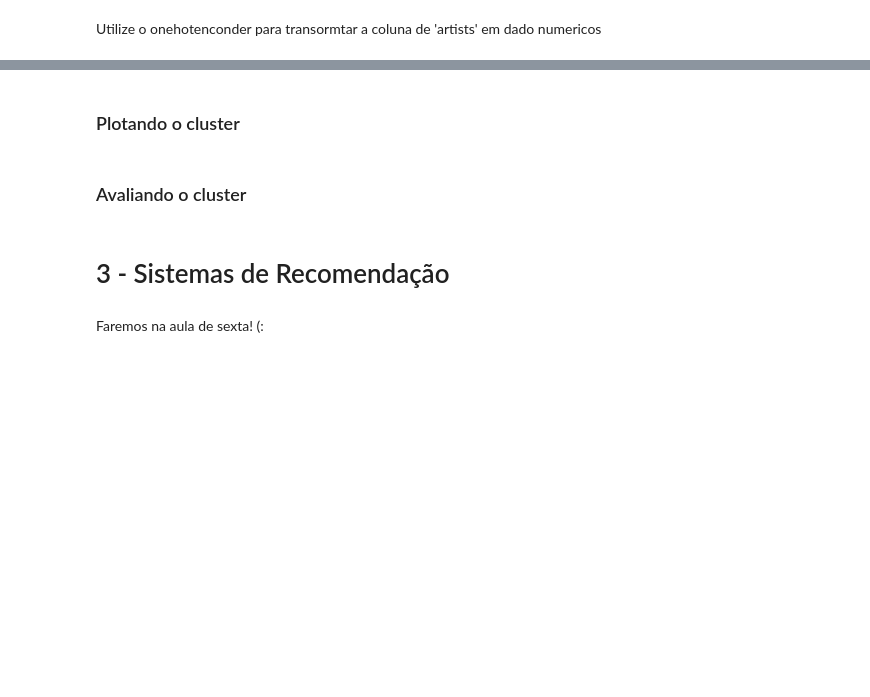
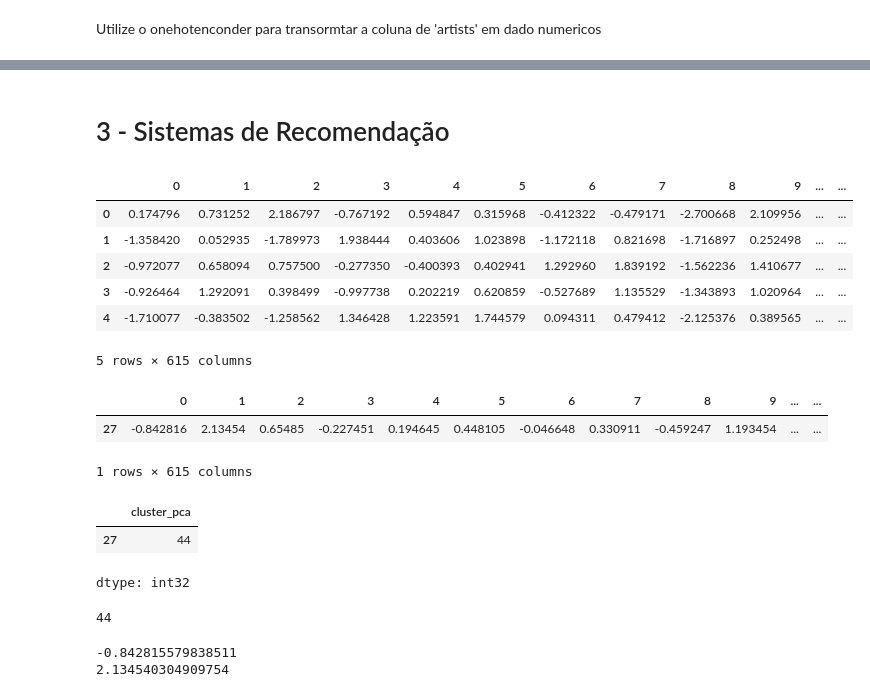
Before and after one commit to rafaellima13/Atividade_Cluster, a Jupyter notebook: Rafael_Lima_Recomendador_de_musicas_online.ipynb, the cells around one changed output, grey strips where cells are left out. Drawn from its saved outputs; the diff is of its cells as text; code cells hidden in the pictures; blank space fills up the shorter version.

```diff
--- a/Rafael_Lima_Recomendador_de_musicas_online.ipynb
+++ b/Rafael_Lima_Recomendador_de_musicas_online.ipynb
@@ -612,11 +418,15 @@ dados_totais.describe()
 | 50% | 0.472000 | 2010.000000 | 0.114000 | 0.596000 | 2.216270e+05 | 0.680000 | 0.000002 | 0.128000 | ... |
 | 75% | 0.672000 | 2015.000000 | 0.395000 | 0.714000 | 2.561330e+05 | 0.826000 | 0.000512 | 0.248000 | ... |
 | max | 1.000000 | 2020.000000 | 0.996000 | 0.986000 | 2.558287e+06 | 0.999000 | 1.000000 | 0.997000 | ... |
-# %% [markdown]
-### Plotando o cluster
-# %% [markdown]
-### Avaliando o cluster
 # %% [markdown]
 # 3 - Sistemas de Recomendação
-# %% [markdown]
-Faremos na aula de sexta! (:
+# %%
+projection_m.head()
+# %% [output]
+|  | 0 | 1 | 2 | 3 | 4 | 5 | 6 | 7 | 8 | 9 | ... | ... |
+| 0 | 0.174796 | 0.731252 | 2.186797 | -0.767192 | 0.594847 | 0.315968 | -0.412322 | -0.479171 | -2.700668 | 2.109956 | ... | ... |
+| 1 | -1.358420 | 0.052935 | -1.789973 | 1.938444 | 0.403606 | 1.023898 | -1.172118 | 0.821698 | -1.716897 | 0.252498 | ... | ... |
+| 2 | -0.972077 | 0.658094 | 0.757500 | -0.277350 | -0.400393 | 0.402941 | 1.292960 | 1.839192 | -1.562236 | 1.410677 | ... | ... |
+| 3 | -0.926464 | 1.292091 | 0.398499 | -0.997738 | 0.202219 | 0.620859 | -0.527689 | 1.135529 | -1.343893 | 1.020964 | ... | ... |
+| 4 | -1.710077 | -0.383502 | -1.258562 | 1.346428 | 1.223591 | 1.744579 | 0.094311 | 0.479412 | -2.125376 | 0.389565 | ... | ... |
+5 rows × 615 columns
@@ -622,0 +435,18 @@ Faremos na aula de sexta! (:
+# %%
+projection_m[projection_m['song'] == musica]
+# %% [output]
+|  | 0 | 1 | 2 | 3 | 4 | 5 | 6 | 7 | 8 | 9 | ... | ... |
+| 27 | -0.842816 | 2.13454 | 0.65485 | -0.227451 | 0.194645 | 0.448105 | -0.046648 | 0.330911 | -0.459247 | 1.193454 | ... | ... |
+1 rows × 615 columns
+# %%
+#dataframe['cluster_pca']
+projection_m[projection_m['song'] == musica]['cluster_pca']
+# %% [output]
+|  | cluster_pca |
+| 27 | 44 |
+dtype: int32
+# %%
+cluster_musica = projection_m[projection_m['song'] == musica]['cluster_pca'].iloc[0]
+cluster_musica
+# %% [output]
+44
@@ -622,0 +456,6 @@ Faremos na aula de sexta! (:
+# %%
+print(x_musica)
+print(y_musica)
+# %% [output]
+-0.842815579838511
+2.134540304909754
```
Also changed, not shown: parts of 53 cells of this notebook.
